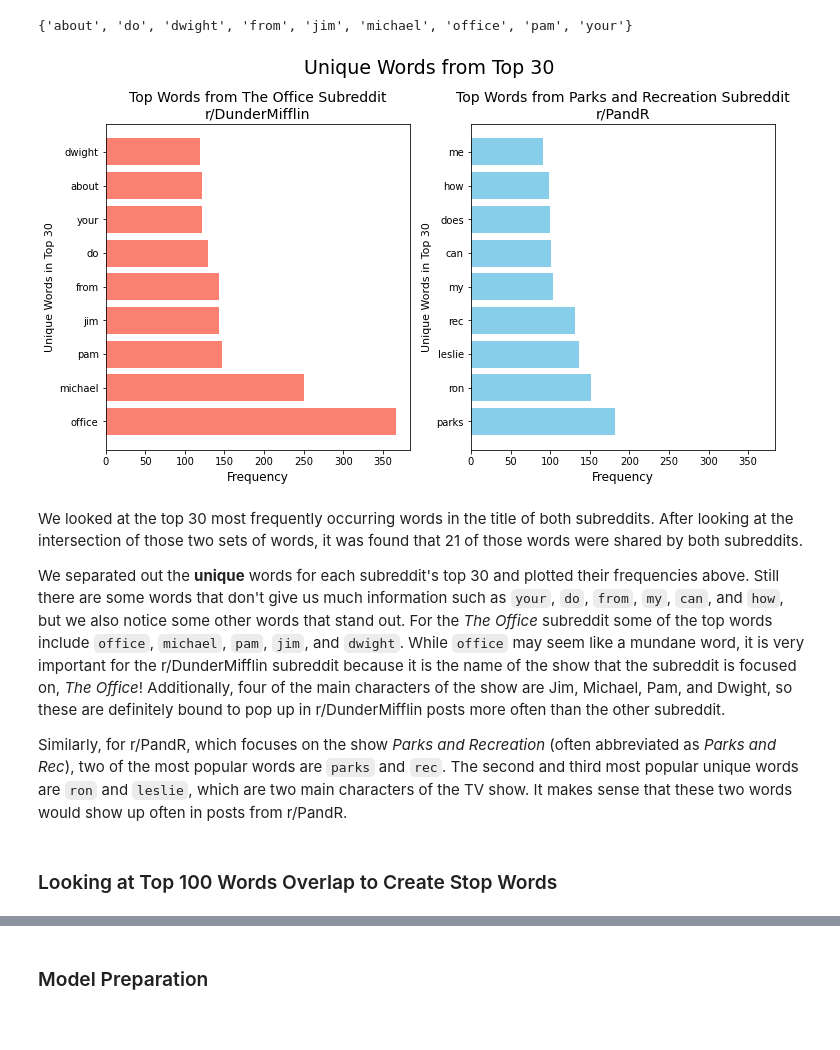
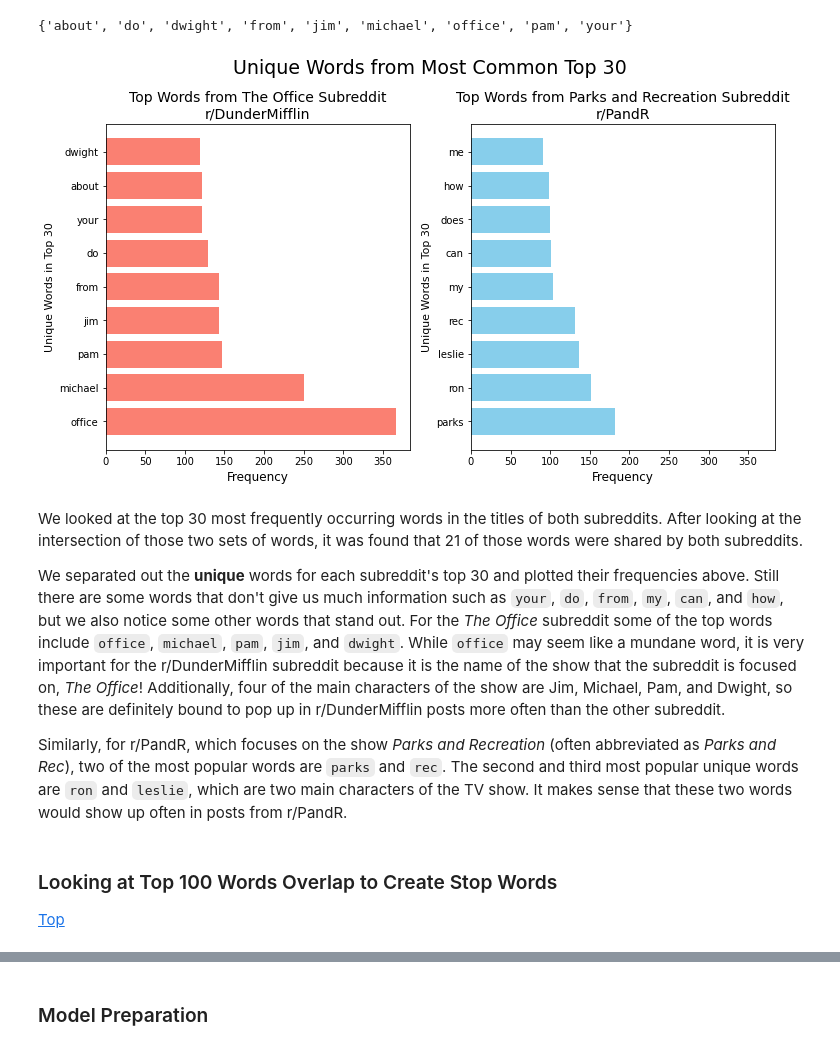
Before and after one commit to dmedellin2/reddit_classification, a Jupyter notebook: code/reddit-classification-models.ipynb, the cells around one changed output, grey strips where cells are left out. Saved outputs shown, nothing was run; the diff lists cells and outputs as text; code cells hidden in the pictures.

```diff
--- a/code/reddit-classification-models.ipynb
+++ b/code/reddit-classification-models.ipynb
@@ -78,0 +100,4 @@ reddit.head()
+# %%
+# read in the data
+reddit = pd.read_csv('../data/reddit.csv')
+reddit.drop(columns=['created_utc','is_self'],inplace=True)
@@ -388,26 +427,27 @@ off_top_words = off_text_df[off_only].sum().sort_values(ascending=False)[:30]
 # # getting frequency for just the unique parks and rec words
 parks_top_words = parks_text_df[parks_only].sum().sort_values(ascending=False)[:30]
 # %%
-fig, (ax1, ax2) = plt.subplots(1,2, figsize = (12,6), sharex=True)
+fig, (ax1, ax2) = plt.subplots(1,2, figsize = (12,6), sharex=True) # unpack graphs
 # add title to entire figure
-fig.suptitle("Unique Words from Top 30", fontsize = 19, y = 1.03) # y is percentage of figure height for placement
+fig.suptitle("Unique Words from Most Common Top 30", fontsize = 19, y = 1.03)
 
-ax1.barh(y=off_top_words.index,width=off_top_words,color='salmon') # ax=axes[0,1]
+ax1.barh(y=off_top_words.index,width=off_top_words,color='salmon')
 ax2.barh(y=parks_top_words.index,width=parks_top_words,color='skyblue')
 ax1.set_title('Top Words from The Office Subreddit\nr/DunderMifflin',size=14)
 ax2.set_title('Top Words from Parks and Recreation Subreddit\nr/PandR',size=14)
 ax1.set_xlabel('Frequency',size=12)
 ax2.set_xlabel('Frequency',size=12)
 ax1.set_ylabel('Unique Words in Top 30', size=11)
 ax2.set_ylabel('Unique Words in Top 30', size=11);
 # %% [output]
-[figure, old version]
+[figure, new version]
 # %% [markdown]
-We looked at the top 30 most frequently occurring words in the title of both subreddits. After looking at the intersection of those two sets of words, it was found that 21 of those words were shared by both subreddits.
+We looked at the top 30 most frequently occurring words in the titles of both subreddits. After looking at the intersection of those two sets of words, it was found that 21 of those words were shared by both subreddits.
 
 We separated out the **unique** words for each subreddit's top 30 and plotted their frequencies above. Still there are some words that don't give us much information such as `your`, `do`, `from`, `my`, `can`, and `how`, but we also notice some other words that stand out. For the _The Office_ subreddit some of the top words include `office`, `michael`, `pam`, `jim`, and `dwight`. While `office` may seem like a mundane word, it is very important for the r/DunderMifflin subreddit because it is the name of the show that the subreddit is focused on, _The Office_! Additionally, four of the main characters of the show are Jim, Michael, Pam, and Dwight, so these are definitely bound to pop up in r/DunderMifflin posts more often than the other subreddit.
 
 Similarly, for r/PandR, which focuses on the show _Parks and Recreation_ (often abbreviated as _Parks and Rec_), two of the most popular words are `parks` and `rec`. The second and third most popular unique words are `ron` and `leslie`, which are two main characters of the TV show. It makes sense that these two words would show up often in posts from r/PandR.
 # %% [markdown]
 ### Looking at Top 100 Words Overlap to Create Stop Words
+[Top](#Table-of-Contents:)
 # %%
```
Also changed, not shown: parts of 96 cells of this notebook, 1 other file.
